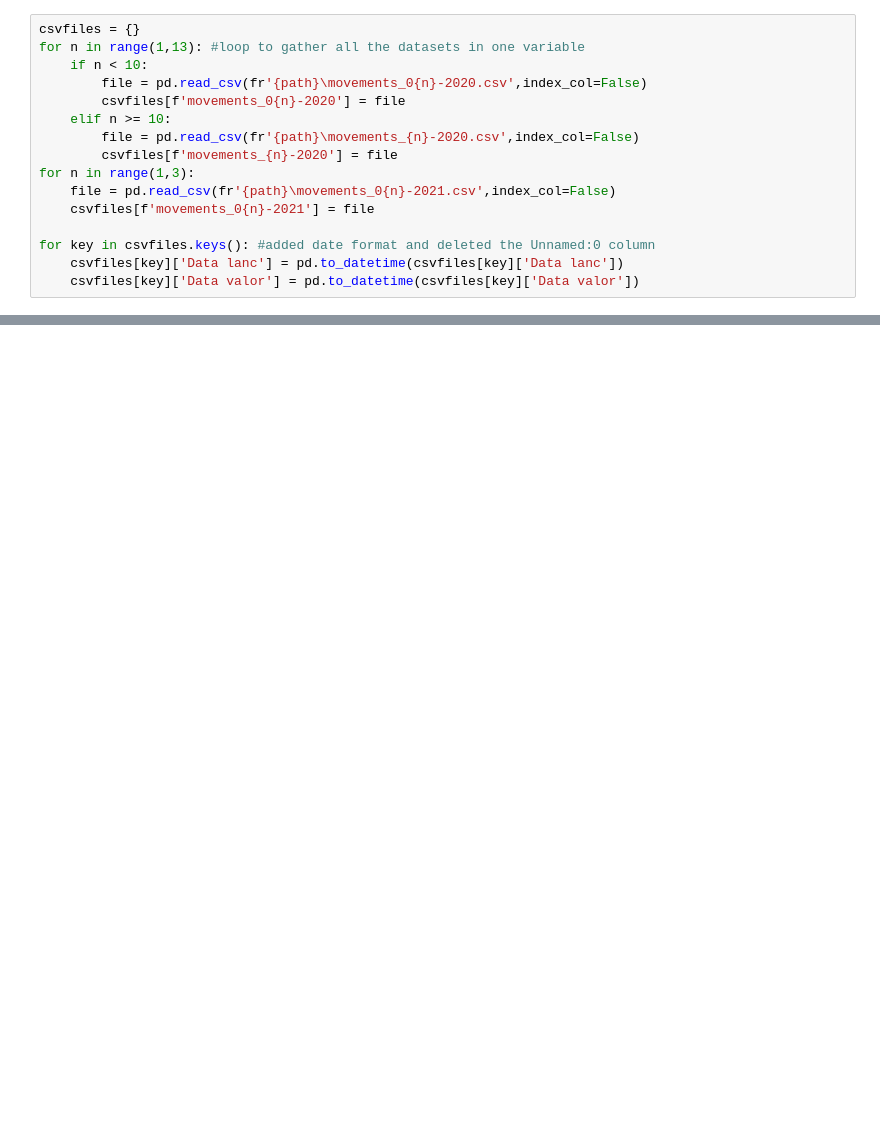
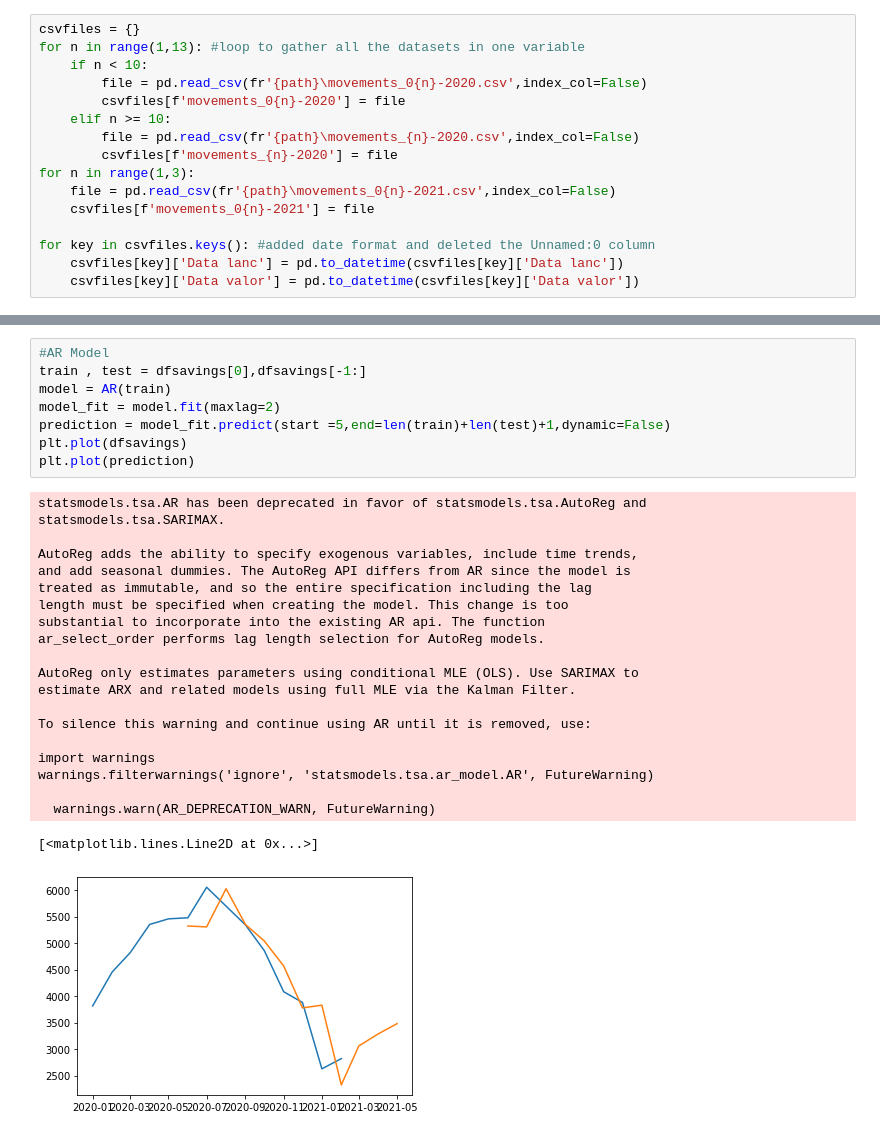
Before and after one commit to Astrobert0/Project-4, a Jupyter notebook: Analysis.ipynb, the cells around one changed output, grey strips where cells are left out. Saved outputs shown, nothing was run; the diff lists cells and outputs as text; blank space fills up the shorter version.

```diff
--- a/Analysis.ipynb
+++ b/Analysis.ipynb
@@ -108,0 +338,30 @@ dfsavings
+# %%
+#AR Model
+train , test = dfsavings[0],dfsavings[-1:]
+model = AR(train)
+model_fit = model.fit(maxlag=2)
+prediction = model_fit.predict(start =5,end=len(train)+len(test)+1,dynamic=False)
+plt.plot(dfsavings)
+plt.plot(prediction)
+# %% [output]
+statsmodels.tsa.AR has been deprecated in favor of statsmodels.tsa.AutoReg and
+statsmodels.tsa.SARIMAX.
+
+AutoReg adds the ability to specify exogenous variables, include time trends,
+and add seasonal dummies. The AutoReg API differs from AR since the model is
+treated as immutable, and so the entire specification including the lag
+length must be specified when creating the model. This change is too
+substantial to incorporate into the existing AR api. The function
+ar_select_order performs lag length selection for AutoReg models.
+
+AutoReg only estimates parameters using conditional MLE (OLS). Use SARIMAX to
+estimate ARX and related models using full MLE via the Kalman Filter.
+
+To silence this warning and continue using AR until it is removed, use:
+
+import warnings
+warnings.filterwarnings('ignore', 'statsmodels.tsa.ar_model.AR', FutureWarning)
+
+  warnings.warn(AR_DEPRECATION_WARN, FutureWarning)
+[<matplotlib.lines.Line2D at 0x...>]
+[figure, added]
```
Also changed, not shown: parts of 17 cells of this notebook, 4 other files.
